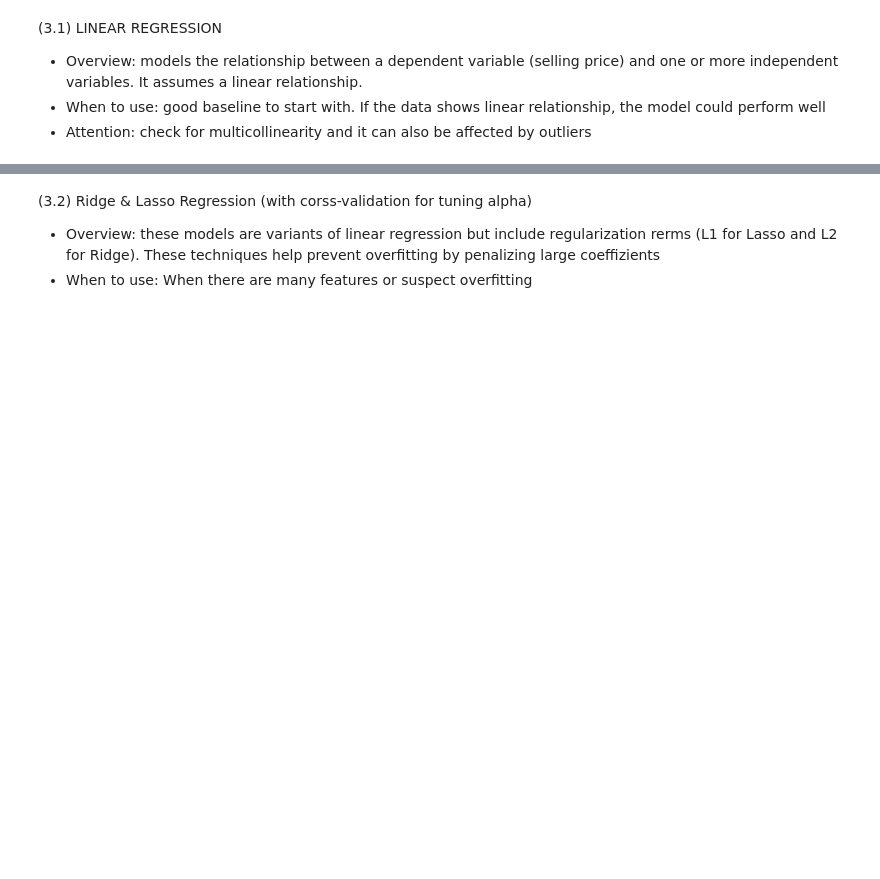
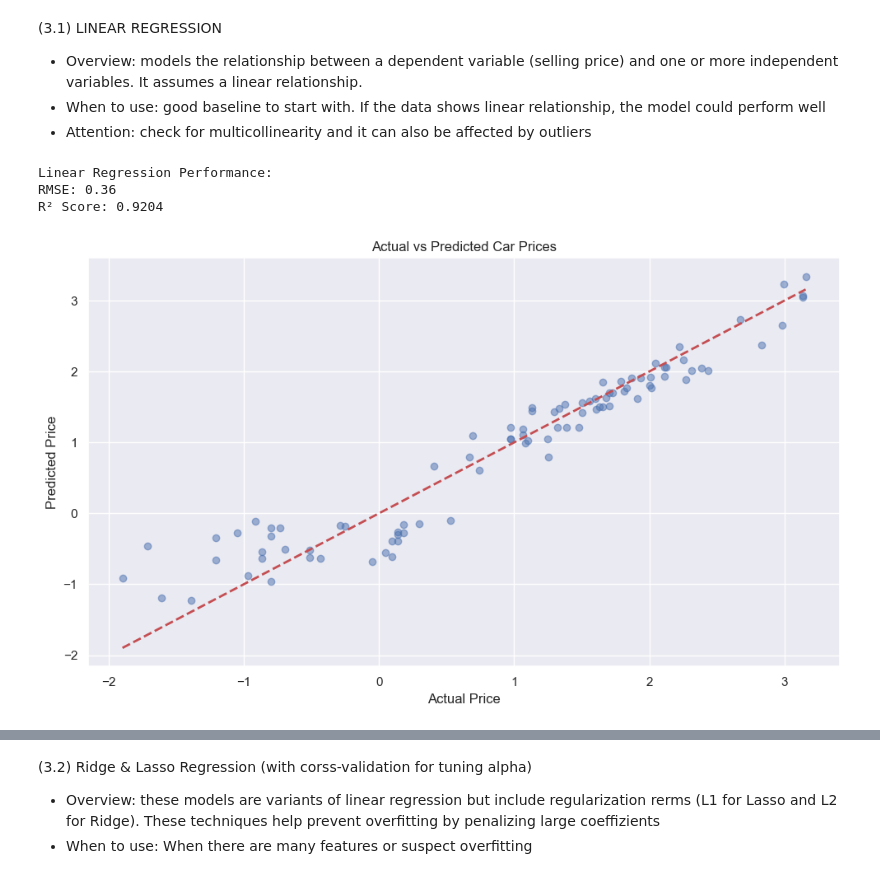
Before and after one commit to rakipario/cars-cars-cars, a Jupyter notebook: cars.ipynb, the cells around one changed output, grey strips where cells are left out. Drawn from its saved outputs; the diff is of its cells as text; code cells hidden in the pictures; blank space fills up the shorter version.

Commit message:
Add Linear Regression baseline model and analysis

```diff
--- a/cars.ipynb
+++ b/cars.ipynb
@@ -365,3 +377,35 @@ data.head()
 - Overview: models the relationship between a dependent variable (selling price) and one or more independent variables. It assumes a linear relationship.
 - When to use: good baseline to start with. If the data shows linear relationship, the model could perform well
 - Attention: check for multicollinearity and it can also be affected by outliers
+# %%
+# Create and train the model
+lr_model = LinearRegression()
+lr_model.fit(X_train, y_train)
+
+# Make predictions
+y_pred = lr_model.predict(X_test)
+
+# Calculate performance metrics
+mse = mean_squared_error(y_test, y_pred)
+rmse = np.sqrt(mse)
+r2 = r2_score(y_test, y_pred)
+
+print('Linear Regression Performance:')
+print(f'RMSE: {rmse:.2f}')
+print(f'R² Score: {r2:.4f}')
+# %% [output]
+Linear Regression Performance:
+RMSE: 0.36
+R² Score: 0.9204
+# %%
+# Visualize actual vs predicted values
+plt.figure(figsize=(10, 6))
+plt.scatter(y_test, y_pred, alpha=0.5)
+plt.plot([y_test.min(), y_test.max()], [y_test.min(), y_test.max()], 'r--', lw=2)
+plt.xlabel('Actual Price')
+plt.ylabel('Predicted Price')
+plt.title('Actual vs Predicted Car Prices')
+plt.tight_layout()
+plt.show()
+# %% [output]
+[figure, added]
```
Also changed, not shown: parts of 44 cells of this notebook.
